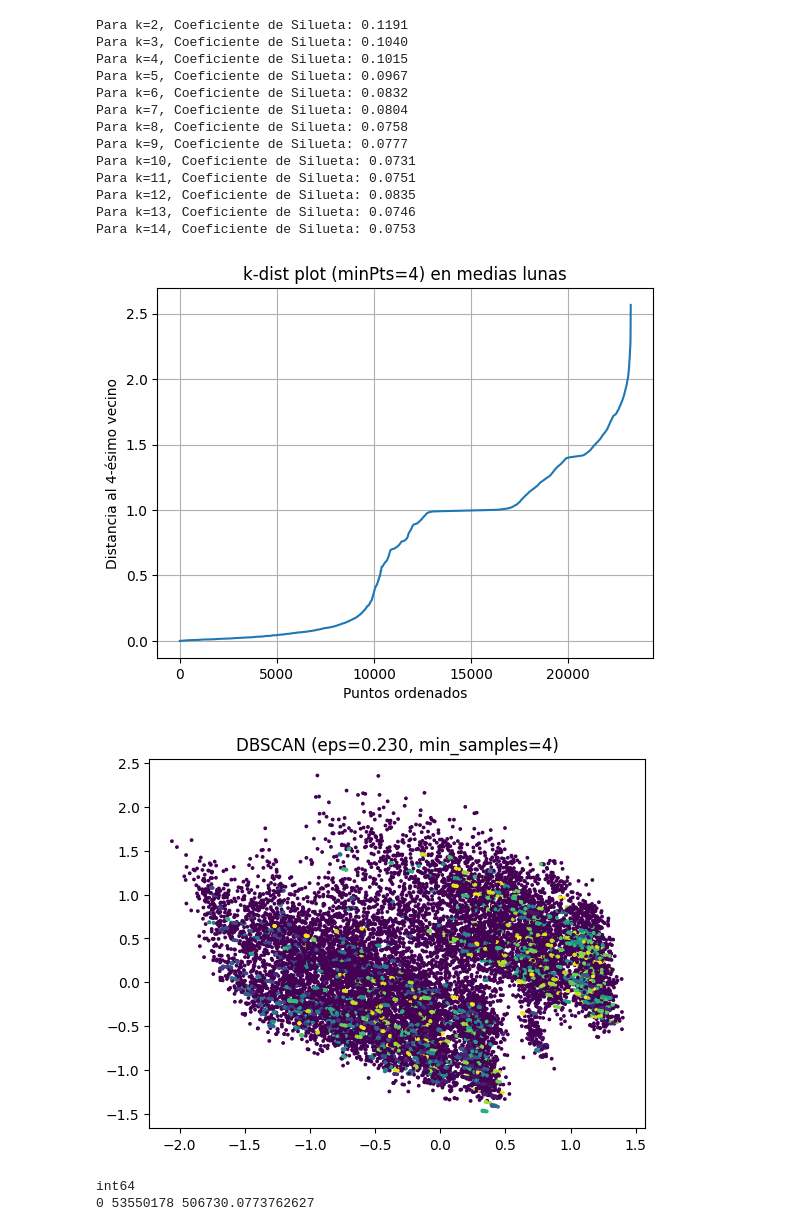
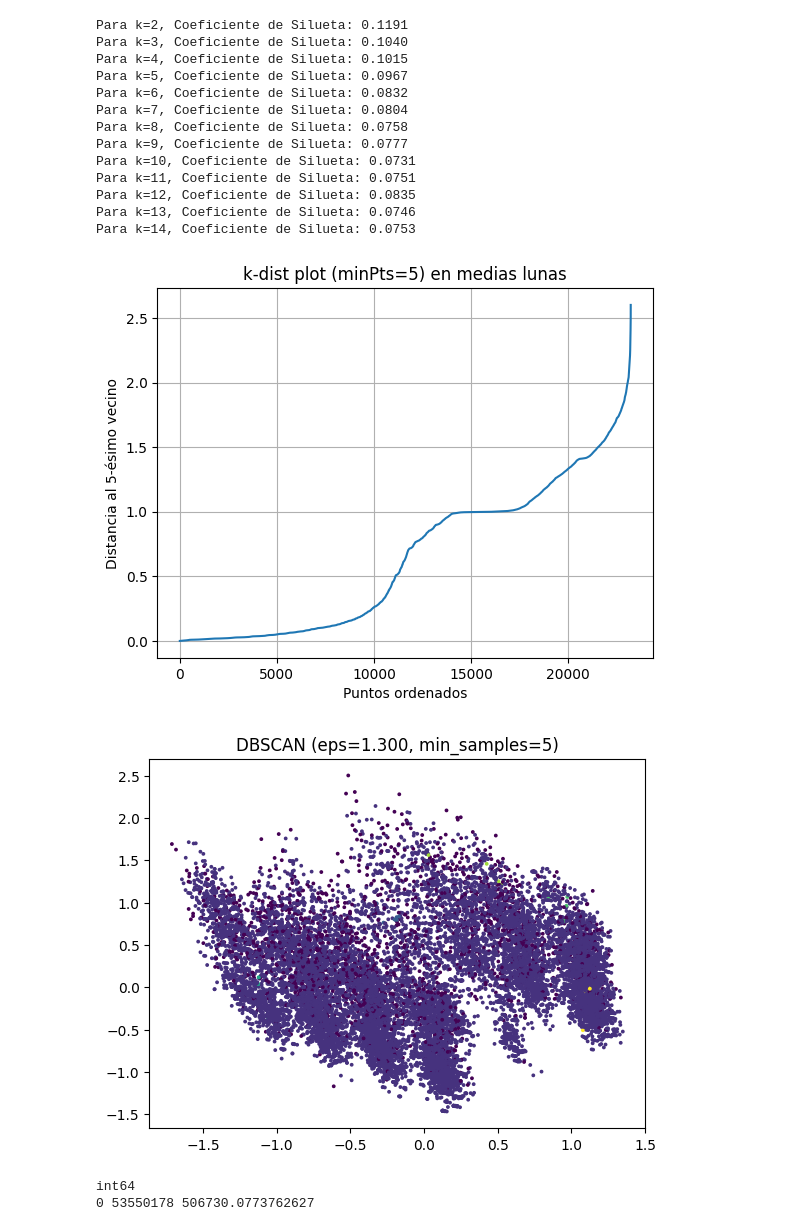
Before and after one commit to Checho-ramirijaz2014/proyecto_min, a Jupyter notebook: data_handler.ipynb, the cells around one changed output. Drawn from its saved outputs; the diff is of its cells as text; code cells hidden in the pictures.

```diff
--- a/data_handler.ipynb
+++ b/data_handler.ipynb
@@ -100,8 +100,8 @@ plt.show()
 [figure]
 # %%
 columnas_cuantitativas = ["price", "revenue", "required_age", "achievements", "positive_ratings", "negative_ratings", "average_playtime", "median_playtime", "price", "firstreleasedate", "reviewscore"]
-columnas_lista = ["platforms", "genres", "categories"]
-columns_to_drop_cualitativo = ["nombre", "owners", "appid", "developer", "publisher", "steamspy_tags", "earlyaccess"]
+columnas_lista = ["genres", "categories"]
+columns_to_drop_cualitativo = ["nombre", "owners", "appid", "developer", "publisher", "steamspy_tags", "earlyaccess", "platforms"]
 
 df_cuantitativo = X[columnas_cuantitativas].copy()
 df_lista = X[columnas_lista].copy()
@@ -552,7 +515,7 @@ Para k=14, Coeficiente de Silueta: 0.0753
 # %%
 from sklearn.neighbors import NearestNeighbors
 
-minPts = 4
+minPts = 5
 nn = NearestNeighbors(n_neighbors=minPts).fit(X_pca)
 dists, _ = nn.kneighbors(X_pca)
 k_dists = np.sort(dists[:, -1])
@@ -565,18 +528,18 @@ plt.title(f"k-dist plot (minPts={minPts}) en medias lunas")
 plt.grid(True)
 plt.show()
 # %% [output]
-[figure, old version]
+[figure, new version]
 # %%
-eps = 0.23
+eps = 1.3
 db = DBSCAN(eps=eps, min_samples=minPts)
 labels_db = db.fit_predict(X_pca)
 
 fig = plt.figure()
 plt.scatter(X_pca[:,0], X_pca[:,1], s=3, c=labels_db)
 plt.title(f"DBSCAN (eps={eps:.3f}, min_samples={minPts})")
 plt.show()
 # %% [output]
-[figure, old version]
+[figure, new version]
 # %%
 from sklearn.manifold import TSNE
 
```
Also changed, not shown: parts of 14 cells of this notebook.
